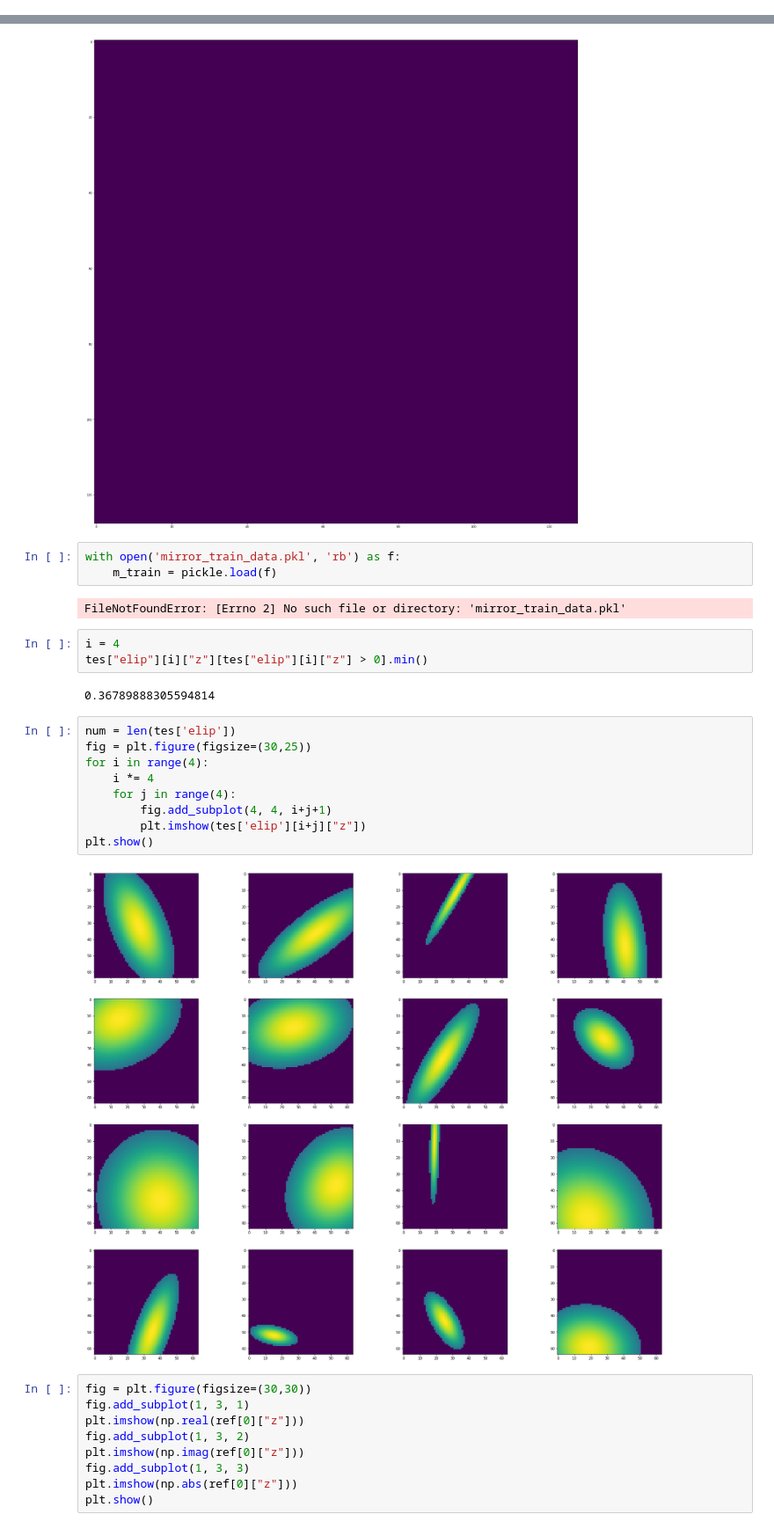
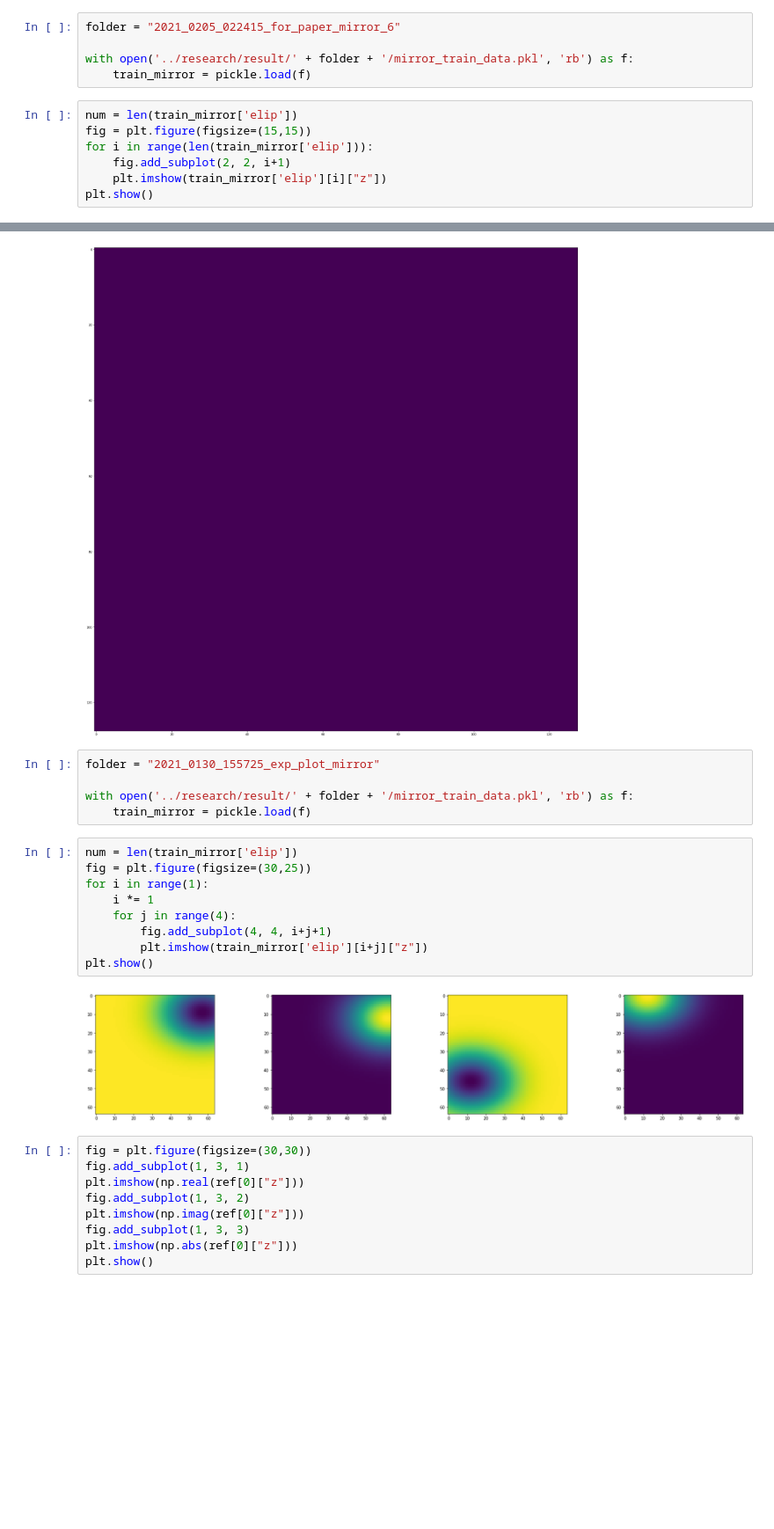
Before and after one commit to Hirochon/laboratory, a Jupyter notebook: experiment/visualize_surface.ipynb, the cells around one changed output, grey strips where cells are left out. Shown at 88% size. Drawn from its saved outputs; the diff is of its cells as text; blank space fills up the shorter version.

```diff
--- a/experiment/visualize_surface.ipynb
+++ b/experiment/visualize_surface.ipynb
@@ -239,0 +264,12 @@ plt.show()
+# %%
+folder = "2021_0205_022415_for_paper_mirror_6"
+
+with open('../research/result/' + folder + '/mirror_train_data.pkl', 'rb') as f:
+    train_mirror = pickle.load(f)
+# %%
+num = len(train_mirror['elip'])
+fig = plt.figure(figsize=(15,15))
+for i in range(len(train_mirror['elip'])):
+    fig.add_subplot(2, 2, i+1)
+    plt.imshow(train_mirror['elip'][i]["z"])
+plt.show()
@@ -267,26 +305,21 @@ plt.show()
 # %% [output]
 [figure]
 # %%
-with open('mirror_train_data.pkl', 'rb') as f:
-    m_train = pickle.load(f)
+folder = "2021_0130_155725_exp_plot_mirror"
+
+with open('../research/result/' + folder + '/mirror_train_data.pkl', 'rb') as f:
+    train_mirror = pickle.load(f)
-# %% [output]
-FileNotFoundError: [Errno 2] No such file or directory: 'mirror_train_data.pkl'
-# %%
-i = 4
-tes["elip"][i]["z"][tes["elip"][i]["z"] > 0].min()
-# %% [output]
-0.36789888305594814
 # %%
-num = len(tes['elip'])
+num = len(train_mirror['elip'])
 fig = plt.figure(figsize=(30,25))
-for i in range(4):
-    i *= 4
+for i in range(1):
+    i *= 1
     for j in range(4):
         fig.add_subplot(4, 4, i+j+1)
-        plt.imshow(tes['elip'][i+j]["z"])
+        plt.imshow(train_mirror['elip'][i+j]["z"])
 plt.show()
 # %% [output]
-[figure, old version]
+[figure, new version]
 # %%
 fig = plt.figure(figsize=(30,30))
 fig.add_subplot(1, 3, 1)
```
Also changed, not shown: parts of 9 cells of this notebook, 2 other files.
